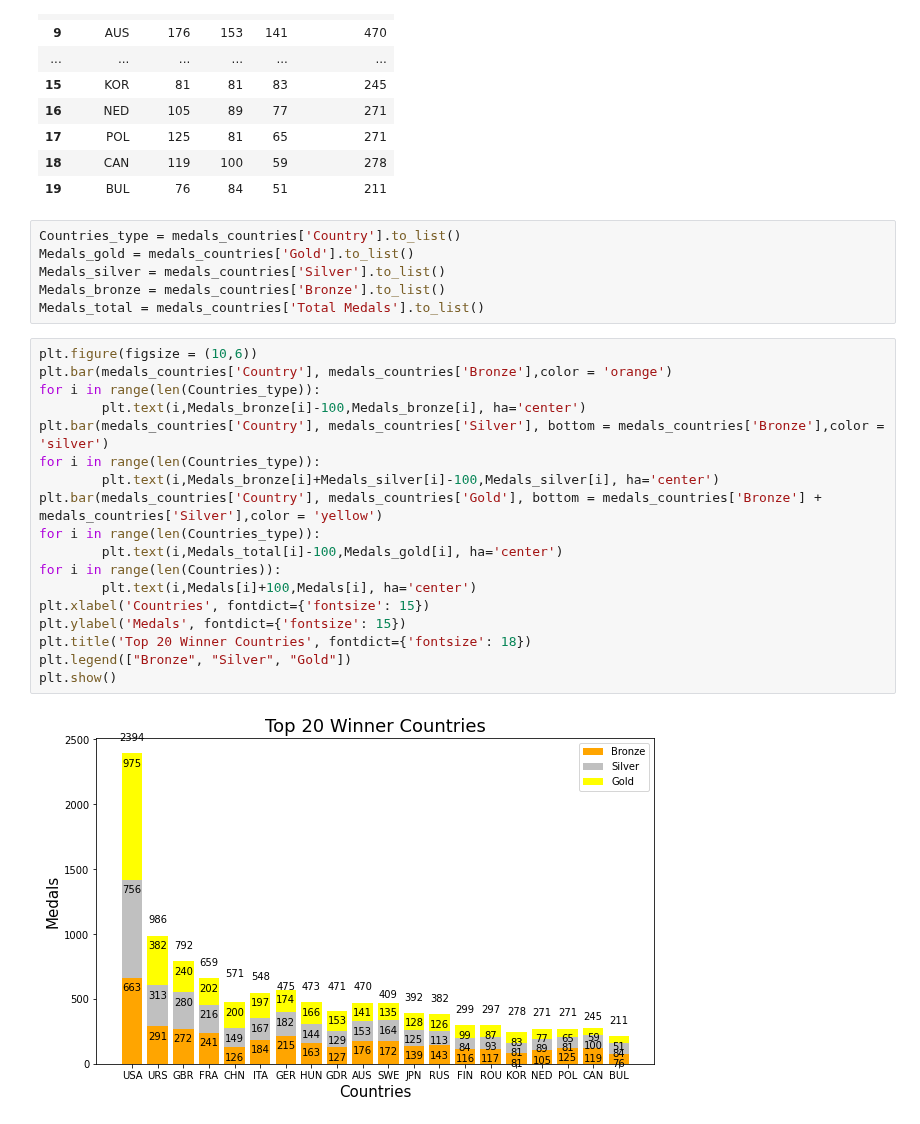
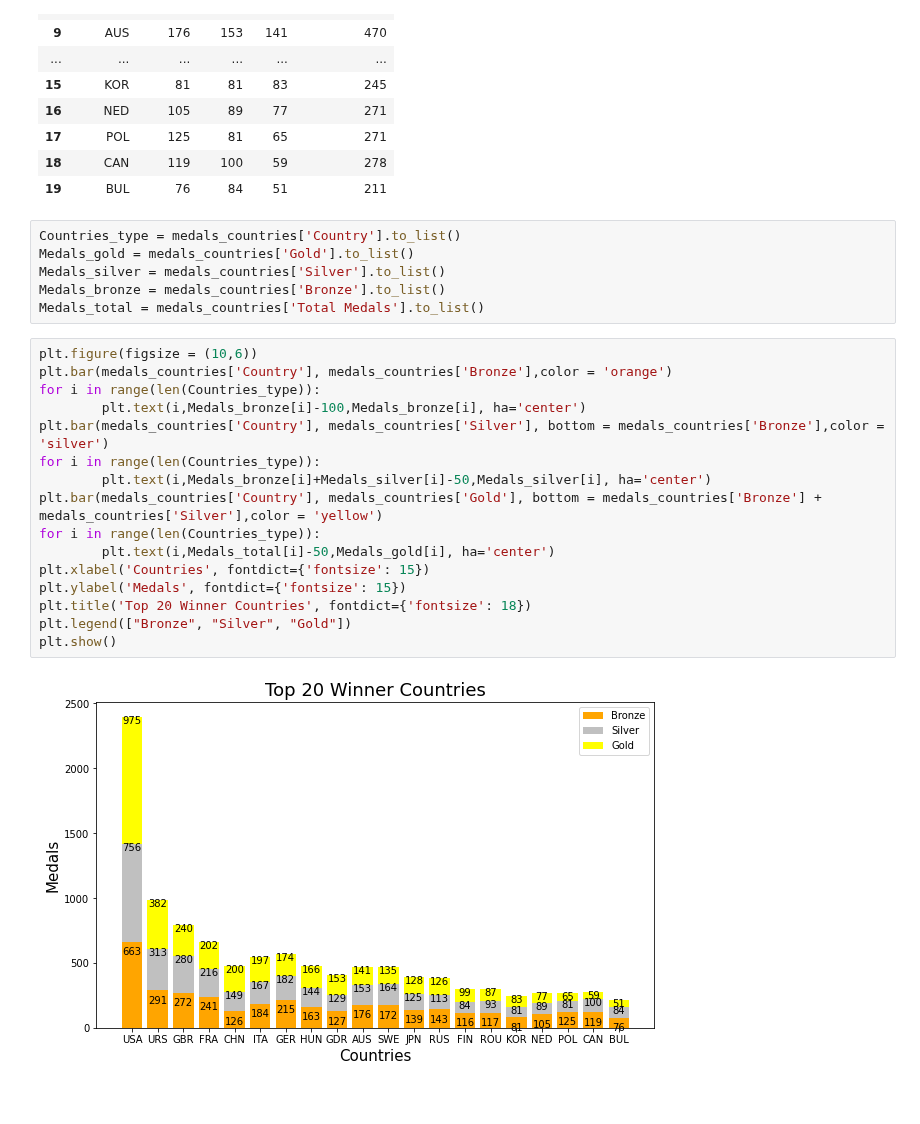
Before and after one commit to FelipeBuongermino/olympic-sports-medals, a Jupyter notebook: Olympic-analysis.ipynb, the cells around one changed output. Saved outputs shown, nothing was run; the diff lists cells and outputs as text.

```diff
--- a/Olympic-analysis.ipynb
+++ b/Olympic-analysis.ipynb
@@ -449,29 +449,27 @@ medals_countries
 | 17 | POL | 125 | 81 | 65 | 271 |
 | 18 | CAN | 119 | 100 | 59 | 278 |
 | 19 | BUL | 76 | 84 | 51 | 211 |
-# %%
-Countries_type = medals_countries['Country'].to_list()
-Medals_gold = medals_countries['Gold'].to_list()
-Medals_silver = medals_countries['Silver'].to_list()
-Medals_bronze = medals_countries['Bronze'].to_list()
-Medals_total = medals_countries['Total Medals'].to_list()
+# %%
+Countries_type = medals_countries['Country'].to_list()
+Medals_gold = medals_countries['Gold'].to_list()
+Medals_silver = medals_countries['Silver'].to_list()
+Medals_bronze = medals_countries['Bronze'].to_list()
+Medals_total = medals_countries['Total Medals'].to_list()
 # %%
 plt.figure(figsize = (10,6))
 plt.bar(medals_countries['Country'], medals_countries['Bronze'],color = 'orange')
 for i in range(len(Countries_type)):
         plt.text(i,Medals_bronze[i]-100,Medals_bronze[i], ha='center')
 plt.bar(medals_countries['Country'], medals_countries['Silver'], bottom = medals_countries['Bronze'],color = 'silver')
 for i in range(len(Countries_type)):
-        plt.text(i,Medals_bronze[i]+Medals_silver[i]-100,Medals_silver[i], ha='center')
+        plt.text(i,Medals_bronze[i]+Medals_silver[i]-50,Medals_silver[i], ha='center')
 plt.bar(medals_countries['Country'], medals_countries['Gold'], bottom = medals_countries['Bronze'] + medals_countries['Silver'],color = 'yellow')
 for i in range(len(Countries_type)):
-        plt.text(i,Medals_total[i]-100,Medals_gold[i], ha='center')
-for i in range(len(Countries)):
-        plt.text(i,Medals[i]+100,Medals[i], ha='center')
+        plt.text(i,Medals_total[i]-50,Medals_gold[i], ha='center')
 plt.xlabel('Countries', fontdict={'fontsize': 15})
 plt.ylabel('Medals', fontdict={'fontsize': 15})
 plt.title('Top 20 Winner Countries', fontdict={'fontsize': 18})
 plt.legend(["Bronze", "Silver", "Gold"])
 plt.show()
 # %% [output]
-[figure, old version]
+[figure, new version]
```
Also changed, not shown: parts of 20 cells of this notebook, 2 other files.
